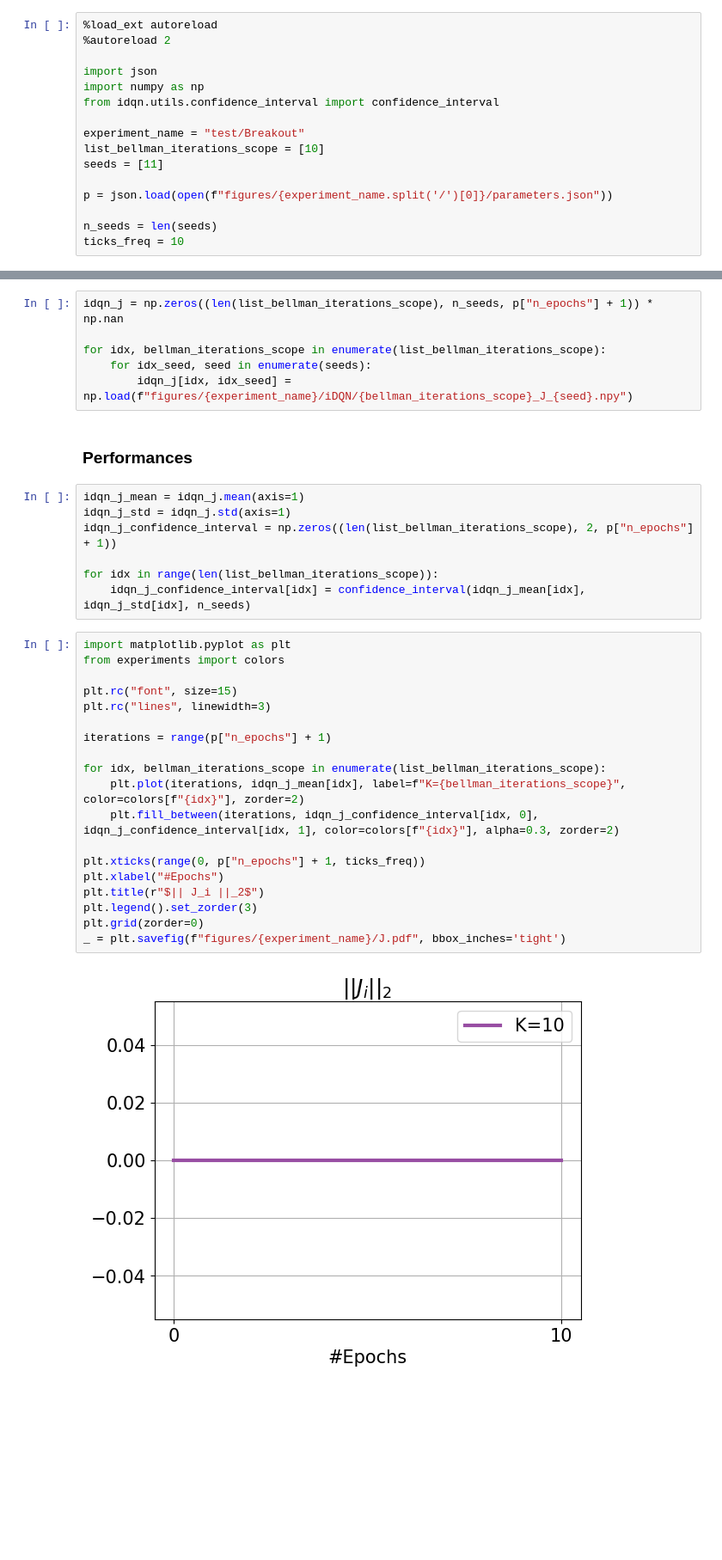
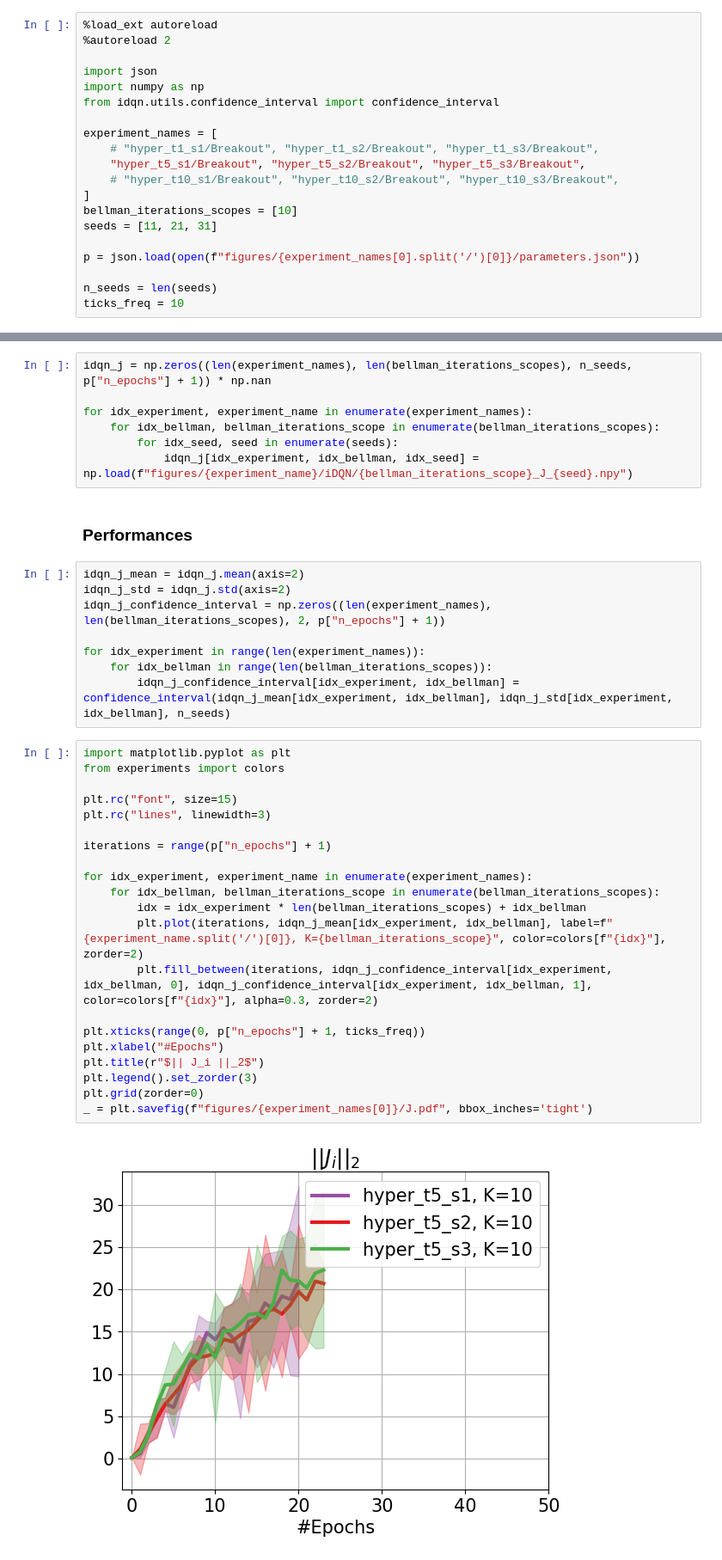
Before and after one commit to theovincent/i-DQN, a Jupyter notebook: experiments/atari/plots.ipynb, the cells around one changed output, grey strips where cells are left out. Shown at 86% size. Drawn from its saved outputs; the diff is of its cells as text; blank space fills up the shorter version.

Commit message:
plots improve

```diff
--- a/experiments/atari/plots.ipynb
+++ b/experiments/atari/plots.ipynb
@@ -6,11 +6,15 @@ import json
 import numpy as np
 from idqn.utils.confidence_interval import confidence_interval
 
-experiment_name = "test/Breakout"
-list_bellman_iterations_scope = [10]
-seeds = [11]
+experiment_names = [
+    # "hyper_t1_s1/Breakout", "hyper_t1_s2/Breakout", "hyper_t1_s3/Breakout",
+    "hyper_t5_s1/Breakout", "hyper_t5_s2/Breakout", "hyper_t5_s3/Breakout",
+    # "hyper_t10_s1/Breakout", "hyper_t10_s2/Breakout", "hyper_t10_s3/Breakout",
+]
+bellman_iterations_scopes = [10]
+seeds = [11, 21, 31]
 
-p = json.load(open(f"figures/{experiment_name.split('/')[0]}/parameters.json"))
+p = json.load(open(f"figures/{experiment_names[0].split('/')[0]}/parameters.json"))
 
 n_seeds = len(seeds)
 ticks_freq = 10
@@ -17,38 +24,42 @@ ticks_freq = 10
 # %% [markdown]
 ### Extract data
 # %%
-idqn_j = np.zeros((len(list_bellman_iterations_scope), n_seeds, p["n_epochs"] + 1)) * np.nan
+idqn_j = np.zeros((len(experiment_names), len(bellman_iterations_scopes), n_seeds, p["n_epochs"] + 1)) * np.nan
 
-for idx, bellman_iterations_scope in enumerate(list_bellman_iterations_scope):
-    for idx_seed, seed in enumerate(seeds):
-        idqn_j[idx, idx_seed] = np.load(f"figures/{experiment_name}/iDQN/{bellman_iterations_scope}_J_{seed}.npy")
+for idx_experiment, experiment_name in enumerate(experiment_names):
+    for idx_bellman, bellman_iterations_scope in enumerate(bellman_iterations_scopes):
+        for idx_seed, seed in enumerate(seeds):
+            idqn_j[idx_experiment, idx_bellman, idx_seed] = np.load(f"figures/{experiment_name}/iDQN/{bellman_iterations_scope}_J_{seed}.npy")
 # %% [markdown]
 ### Performances
 # %%
-idqn_j_mean = idqn_j.mean(axis=1)
-idqn_j_std = idqn_j.std(axis=1)
-idqn_j_confidence_interval = np.zeros((len(list_bellman_iterations_scope), 2, p["n_epochs"] + 1))
+idqn_j_mean = idqn_j.mean(axis=2)
+idqn_j_std = idqn_j.std(axis=2)
+idqn_j_confidence_interval = np.zeros((len(experiment_names), len(bellman_iterations_scopes), 2, p["n_epochs"] + 1))
 
-for idx in range(len(list_bellman_iterations_scope)):
-    idqn_j_confidence_interval[idx] = confidence_interval(idqn_j_mean[idx], idqn_j_std[idx], n_seeds)
+for idx_experiment in range(len(experiment_names)):
+    for idx_bellman in range(len(bellman_iterations_scopes)):
+        idqn_j_confidence_interval[idx_experiment, idx_bellman] = confidence_interval(idqn_j_mean[idx_experiment, idx_bellman], idqn_j_std[idx_experiment, idx_bellman], n_seeds)
 # %%
 import matplotlib.pyplot as plt
 from experiments import colors
 
 plt.rc("font", size=15)
 plt.rc("lines", linewidth=3)
 
 iterations = range(p["n_epochs"] + 1)
 
-for idx, bellman_iterations_scope in enumerate(list_bellman_iterations_scope):
-    plt.plot(iterations, idqn_j_mean[idx], label=f"K={bellman_iterations_scope}", color=colors[f"{idx}"], zorder=2)
-    plt.fill_between(iterations, idqn_j_confidence_interval[idx, 0], idqn_j_confidence_interval[idx, 1], color=colors[f"{idx}"], alpha=0.3, zorder=2)
+for idx_experiment, experiment_name in enumerate(experiment_names):
+    for idx_bellman, bellman_iterations_scope in enumerate(bellman_iterations_scopes):
+        idx = idx_experiment * len(bellman_iterations_scopes) + idx_bellman
+        plt.plot(iterations, idqn_j_mean[idx_experiment, idx_bellman], label=f"{experiment_name.split('/')[0]}, K={bellman_iterations_scope}", color=colors[f"{idx}"], zorder=2)
+        plt.fill_between(iterations, idqn_j_confidence_interval[idx_experiment, idx_bellman, 0], idqn_j_confidence_interval[idx_experiment, idx_bellman, 1], color=colors[f"{idx}"], alpha=0.3, zorder=2)
 
 plt.xticks(range(0, p["n_epochs"] + 1, ticks_freq))
 plt.xlabel("#Epochs")
 plt.title(r"$|| J_i ||_2$")
 plt.legend().set_zorder(3)
 plt.grid(zorder=0)
-_ = plt.savefig(f"figures/{experiment_name}/J.pdf", bbox_inches='tight')
+_ = plt.savefig(f"figures/{experiment_names[0]}/J.pdf", bbox_inches='tight')
 # %% [output]
-[figure, old version]
+[figure, new version]
```
Also changed, not shown: parts of 1 cell of this notebook.
